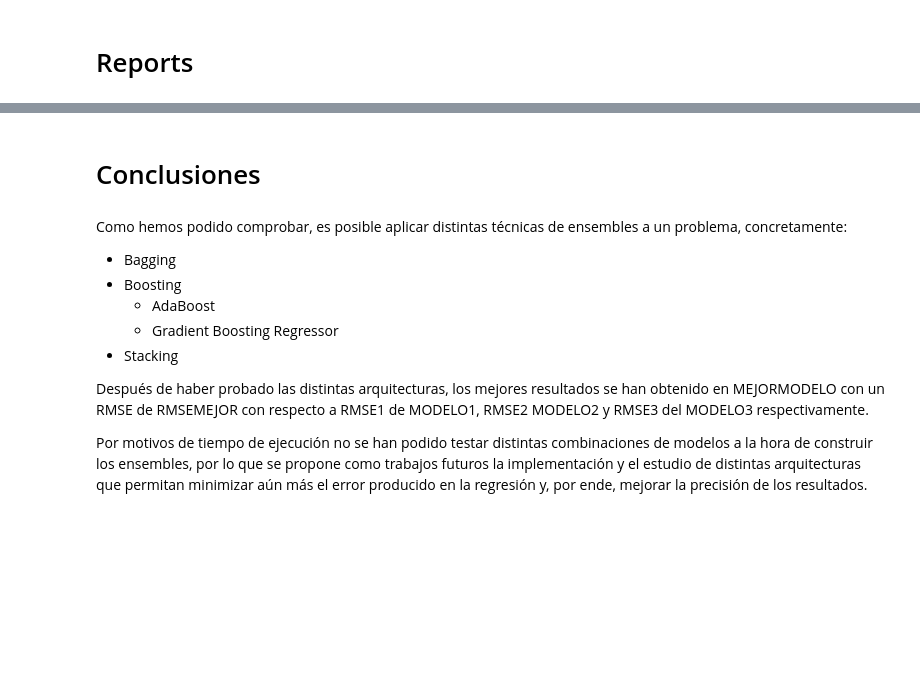
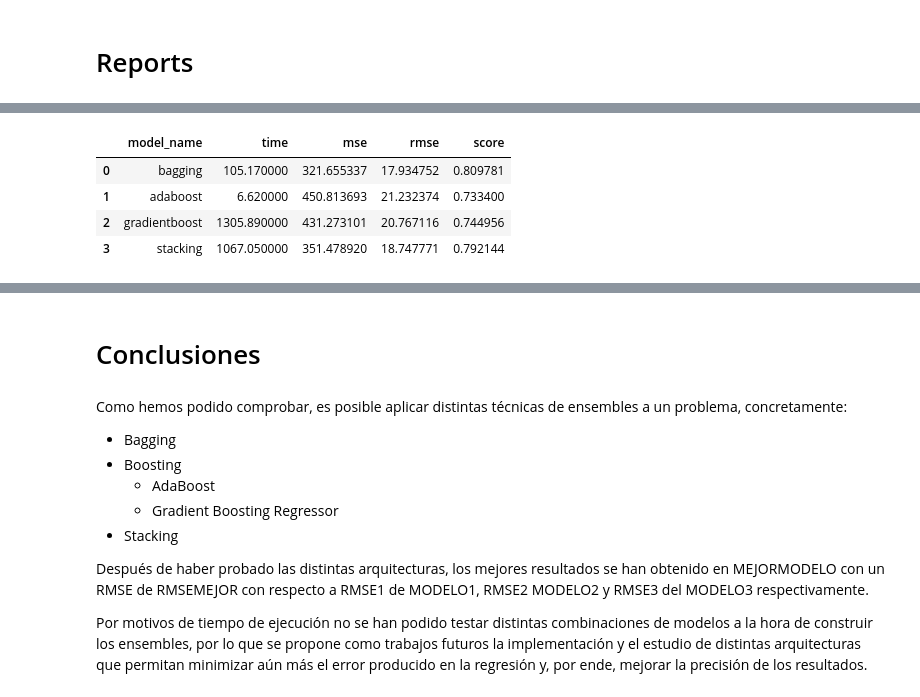
Before and after one commit to luperezsal/DM-Classification-Tree, a Jupyter notebook: Ensembles.ipynb, the cells around one changed output, grey strips where cells are left out. Drawn from its saved outputs; the diff is of its cells as text; code cells hidden in the pictures; blank space fills up the shorter version.

```diff
--- a/Ensembles.ipynb
+++ b/Ensembles.ipynb
@@ -569,14 +587,26 @@ plt.show()
 # %%
-
-FEATURES_DATAFRAME = ['time', 'mse', 'rmse', 'score']
-summary_dataframe = pd.DataFrame()
+FEATURES = ['model_name', 'time', 'mse', 'rmse', 'score']
+summary_dataframe = pd.DataFrame(columns = FEATURES)
 
 for key in info:
     row = info[key]
-    if not_selected_features in row.keys()
-    row
-    df_dictionary = pd.DataFrame([]])
-    summary_dataframe = pd.concat([summary_dataframe, df_dictionary], ignore_index=True)
-    # data_frame.append(feature)
+    fields = []
+    for feature in row:
+        if (feature in FEATURES):
+            fields.append(row[feature])
 
-summary_dataframe
+    row_series = pd. Series(fields, index = summary_dataframe.columns)
+    summary_dataframe = summary_dataframe.append(row_series, ignore_index = True)
+
+SAVE_PATH =  f"{REPORTS_PATH}{MODEL_TIMESTAMP}.csv"
+
+
+summary_dataframe.to_csv(SAVE_PATH, index = True)
+summary_dataframe.style.highlight_max(subset = 'time', color='#cd4f39')\
+                       .highlight_min(subset = 'mse', color='#lightgreen')
+# %% [output]
+|  | model_name | time | mse | rmse | score |
+| 0 | bagging | 105.170000 | 321.655337 | 17.934752 | 0.809781 |
+| 1 | adaboost | 6.620000 | 450.813693 | 21.232374 | 0.733400 |
+| 2 | gradientboost | 1305.890000 | 431.273101 | 20.767116 | 0.744956 |
+| 3 | stacking | 1067.050000 | 351.478920 | 18.747771 | 0.792144 |
```
Also changed, not shown: parts of 25 cells of this notebook, 8 other files.
